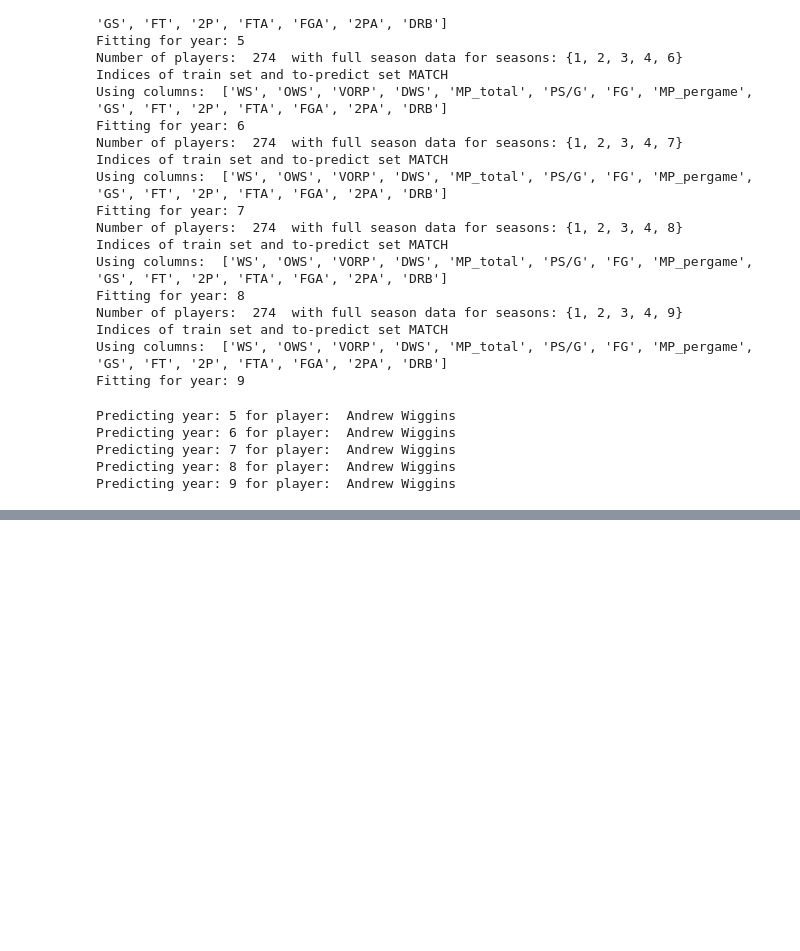
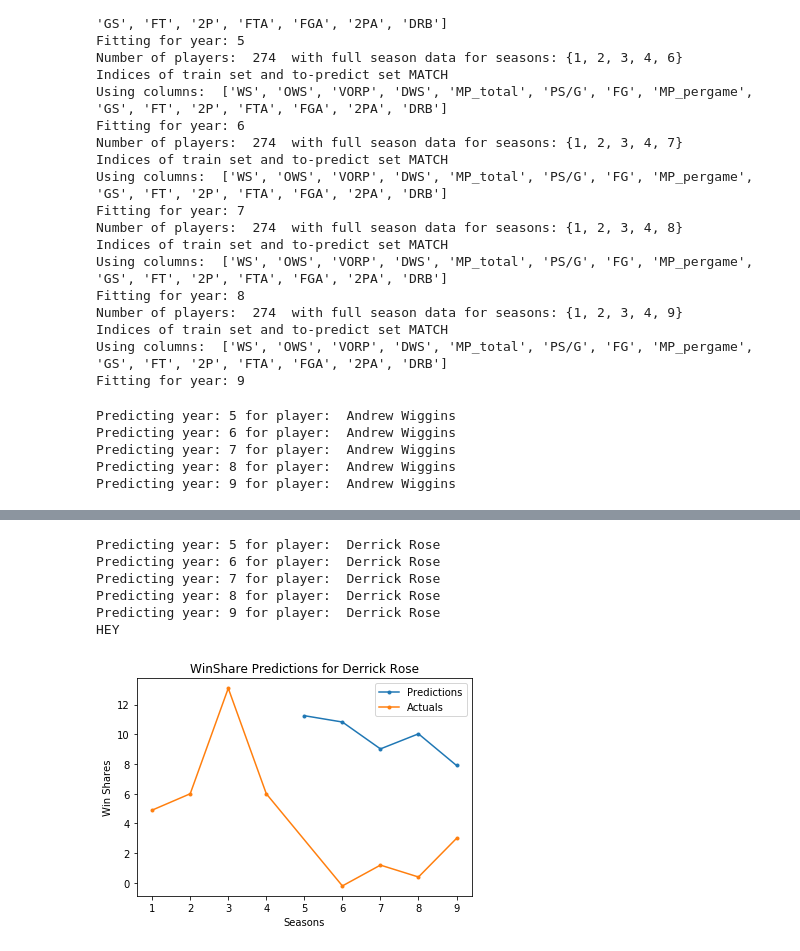
Before and after one commit to KirkAVoss/kv-capstone, a Jupyter notebook: NBAwinshare/2018.11.29_KV_Work.ipynb, the cells around one changed output, grey strips where cells are left out. Cells and saved outputs as stored; diff of their text form; code cells hidden in the pictures; blank space fills up the shorter version.

```diff
--- a/NBAwinshare/2018.11.29_KV_Work.ipynb
+++ b/NBAwinshare/2018.11.29_KV_Work.ipynb
@@ -266,0 +268,12 @@ sr.plot_player_arc(fullstats,'Andrew Wiggins',wiggins_dict)
+# %%
+rose = sr.get_single_player_first_x_full_years(fullstats,'Derrick Rose')
+rose_dict = sr.predict(rose)
+sr.plot_player_arc(fullstats,'Derrick Rose',rose_dict)
+# %% [output]
+Predicting year: 5 for player:  Derrick Rose
+Predicting year: 6 for player:  Derrick Rose
+Predicting year: 7 for player:  Derrick Rose
+Predicting year: 8 for player:  Derrick Rose
+Predicting year: 9 for player:  Derrick Rose
+HEY
+[figure, added]
```
Also changed, not shown: parts of 2 cells of this notebook, 3 other files.
